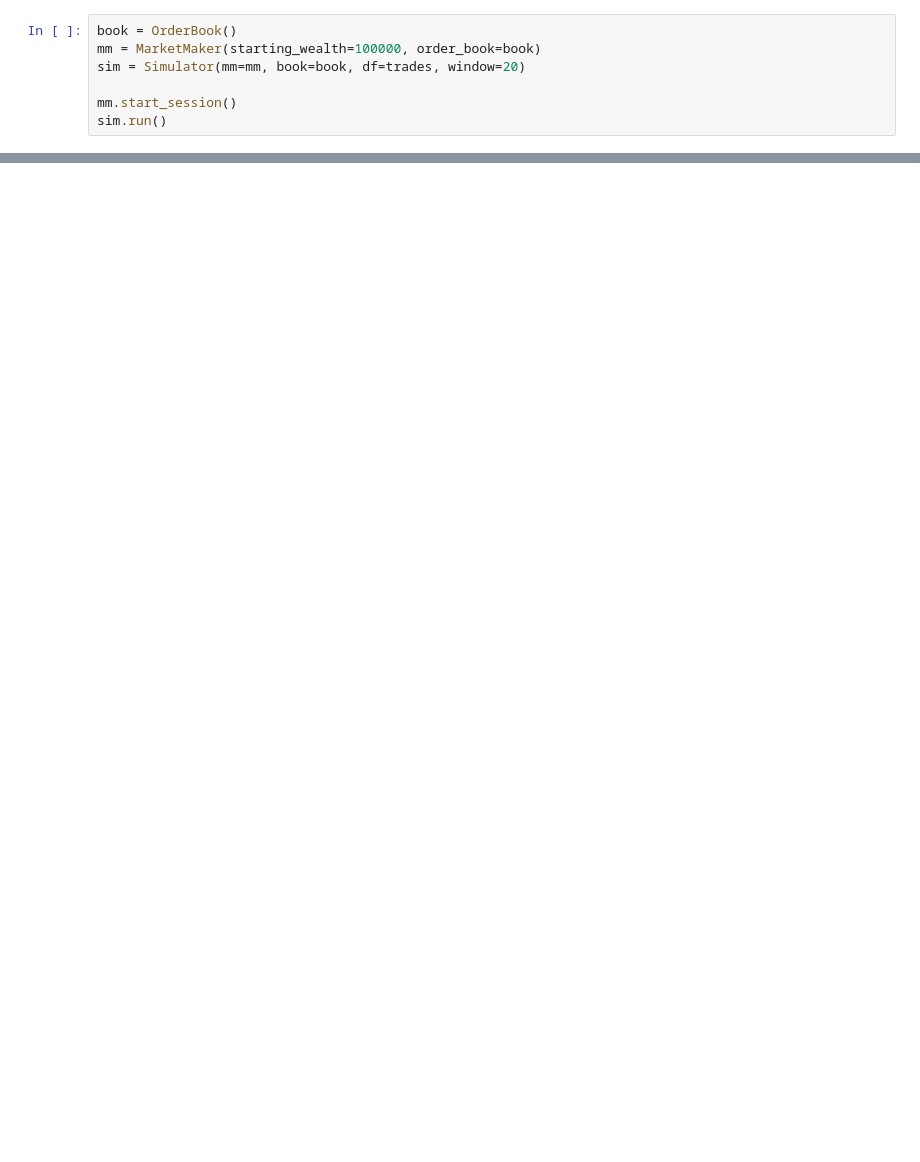
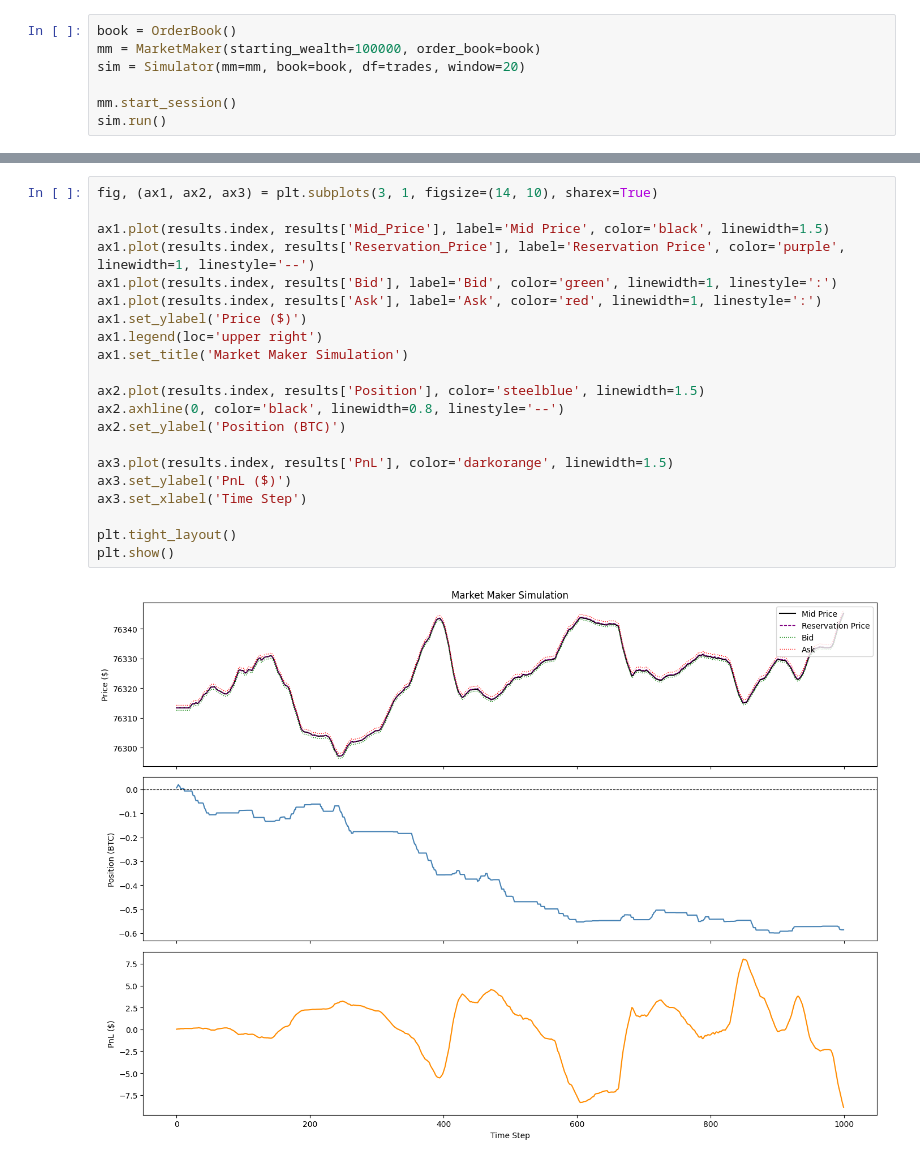
Before and after one commit to whark231/quant_mm_sim, a Jupyter notebook: notebooks/03_simulation.ipynb, the cells around one changed output, grey strips where cells are left out. Saved outputs shown, nothing was run; the diff lists cells and outputs as text; blank space fills up the shorter version.

Commit message:
Working simulation loop with PnL and position tracking

```diff
--- a/notebooks/03_simulation.ipynb
+++ b/notebooks/03_simulation.ipynb
@@ -74,0 +75,23 @@ results.tail(10)
+# %%
+fig, (ax1, ax2, ax3) = plt.subplots(3, 1, figsize=(14, 10), sharex=True)
+
+ax1.plot(results.index, results['Mid_Price'], label='Mid Price', color='black', linewidth=1.5)
+ax1.plot(results.index, results['Reservation_Price'], label='Reservation Price', color='purple', linewidth=1, linestyle='--')
+ax1.plot(results.index, results['Bid'], label='Bid', color='green', linewidth=1, linestyle=':')
+ax1.plot(results.index, results['Ask'], label='Ask', color='red', linewidth=1, linestyle=':')
+ax1.set_ylabel('Price ($)')
+ax1.legend(loc='upper right')
+ax1.set_title('Market Maker Simulation')
+
+ax2.plot(results.index, results['Position'], color='steelblue', linewidth=1.5)
+ax2.axhline(0, color='black', linewidth=0.8, linestyle='--')
+ax2.set_ylabel('Position (BTC)')
+
+ax3.plot(results.index, results['PnL'], color='darkorange', linewidth=1.5)
+ax3.set_ylabel('PnL ($)')
+ax3.set_xlabel('Time Step')
+
+plt.tight_layout()
+plt.show()
+# %% [output]
+[figure, added]
```
Also changed, not shown: parts of 2 cells of this notebook, 2 other files.
